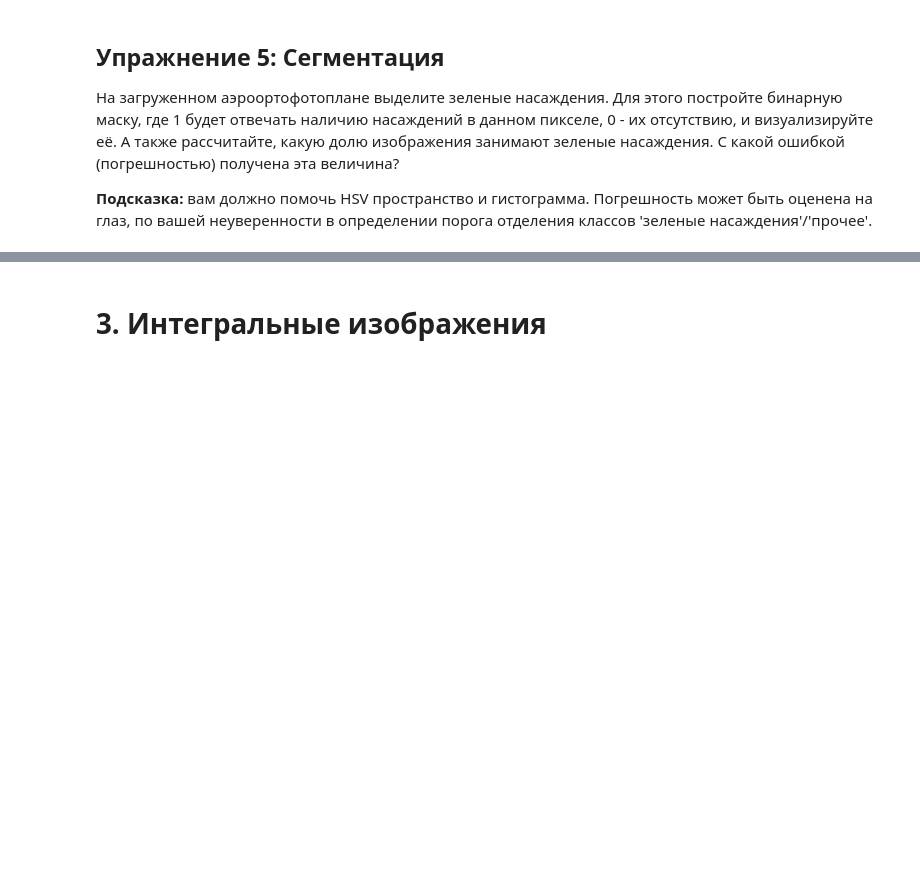
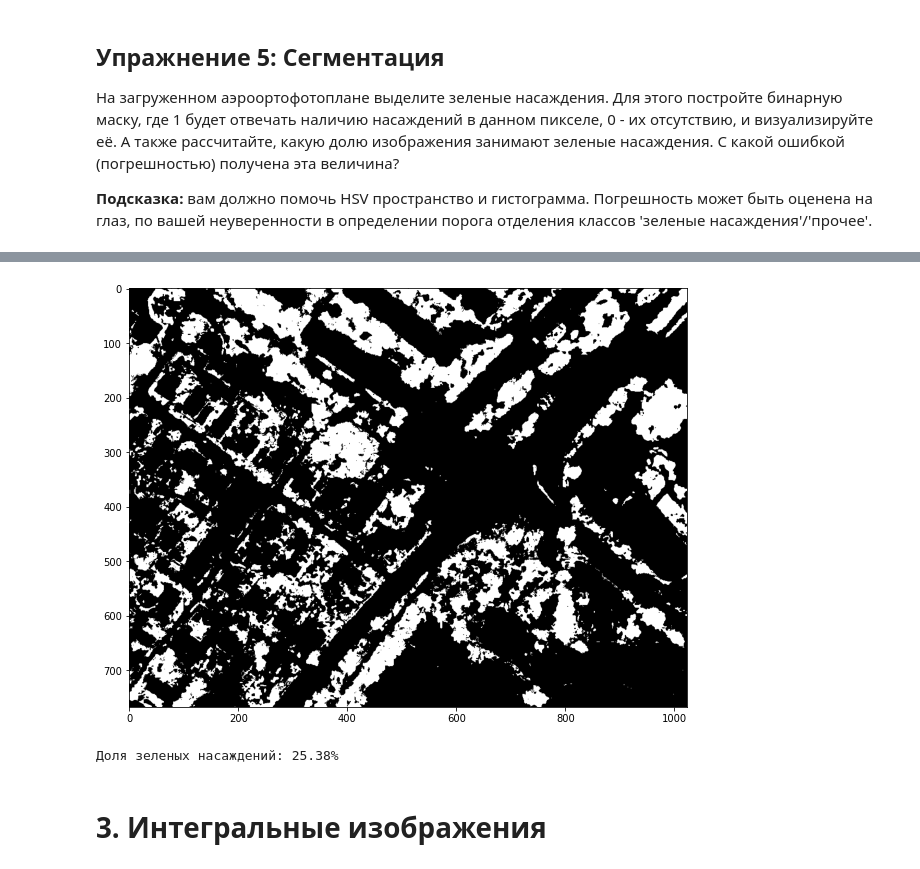
Before and after one commit to whiteshark53/cv_course_2025, a Jupyter notebook: seminars/seminar_02/Seminar_2.ipynb, the cells around one changed output, grey strips where cells are left out. Cells and saved outputs as stored; diff of their text form; code cells hidden in the pictures; blank space fills up the shorter version.

```diff
--- a/seminars/seminar_02/Seminar_2.ipynb
+++ b/seminars/seminar_02/Seminar_2.ipynb
@@ -263,3 +310,21 @@ plt.imshow(aerial_image);
+# %%
+def segment_green_areas(img):
+    img_hsv = cv2.cvtColor(img, cv2.COLOR_RGB2HSV)
+    lower_green = np.array([35, 40, 40])
+    upper_green = np.array([85, 255, 255])
+    mask = cv2.inRange(img_hsv, lower_green, upper_green)
+    return mask
+
+green_mask = segment_green_areas(aerial_image)
+plt.figure(figsize=[10, 10])
+plt.imshow(green_mask, cmap='gray')
+plt.show()
+
+green_ratio = np.sum(green_mask > 0) / green_mask.size
+print(f'Доля зеленых насаждений: {green_ratio:.2%}')
+# %% [output]
+[figure, added]
+Доля зеленых насаждений: 25.38%
 # %% [markdown]
 # 3. Интегральные изображения
 # %% [markdown]
```
Also changed, not shown: parts of 31 cells of this notebook.
